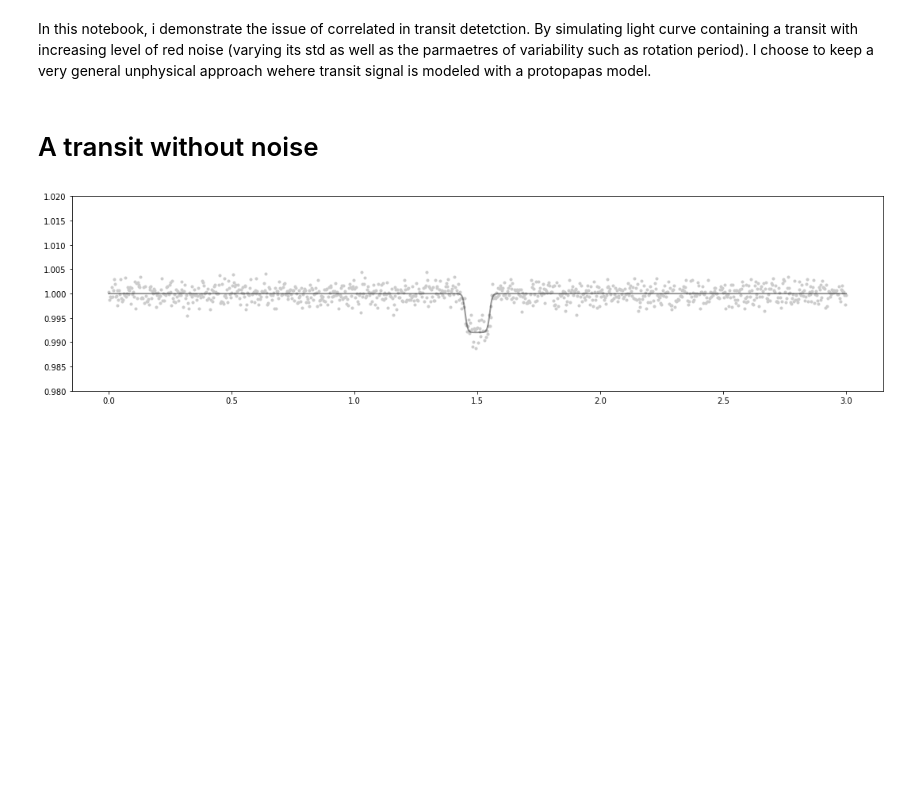
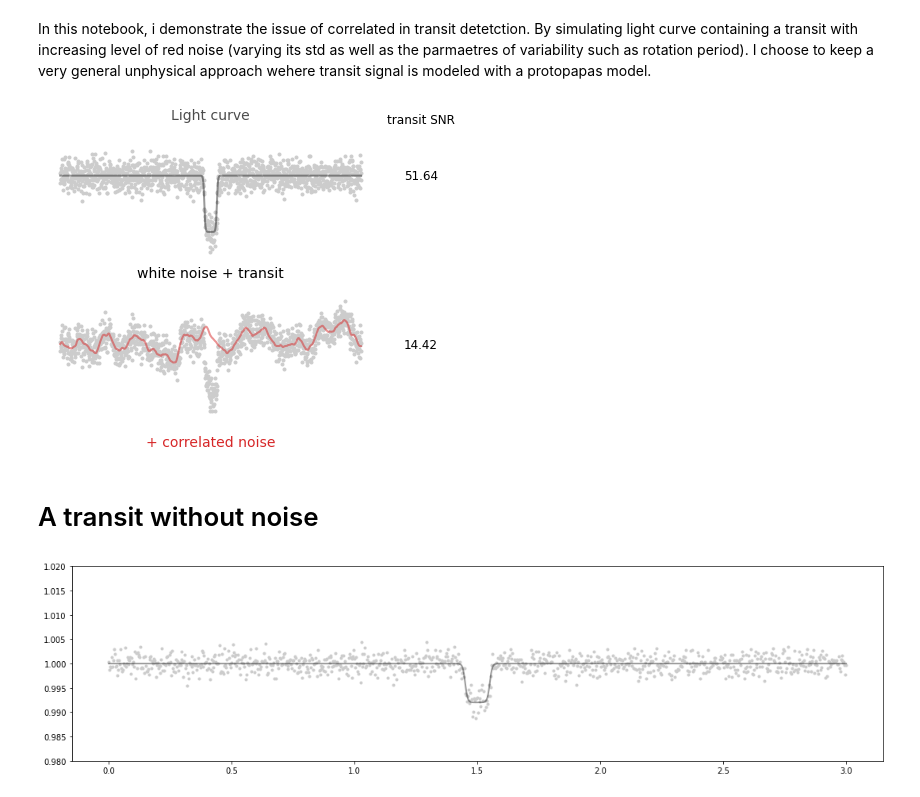
Before and after one commit to lgrcia/paper-nuance, a Jupyter notebook: workflows/cleaning_snr/notebooks/plotting issues.ipynb, the cells around one changed output. Drawn from its saved outputs; the diff is of its cells as text; code cells hidden in the pictures; blank space fills up the shorter version.

Commit message:
cleaner plots, including results

```diff
--- a/workflows/cleaning_snr/notebooks/plotting issues.ipynb
+++ b/workflows/cleaning_snr/notebooks/plotting issues.ipynb
@@ -2,18 +2,83 @@
 In this notebook, i demonstrate the issue of correlated in transit detetction. By simulating light curve containing a transit with increasing level of red noise (varying its std as well as the parmaetres of variability such as rotation period). I choose to keep a very general unphysical approach wehere transit signal is modeled with a protopapas model.
 # %%
 import numpy as np
-import sys
 import matplotlib.pyplot as plt
-import jax
+import jax, jaxopt
 jax.config.update("jax_enable_x64", True)
+import jax.numpy as jnp
+from tinygp import kernels, GaussianProcess
+import matplotlib.pyplot as plt
+import tinygp
 
-# from scripts
+# Simulation
 # ------------
 from nuance.utils import transit
 np.random.seed(43)
 
 fluxes = []
 snrs = []
+
+# transit
+dur = 1/24
+depth = 1e-2
+total_time = 1
+time = np.arange(0, total_time, 1/60/24)
+n = dur/np.median(np.diff(time))
+signal = transit(time, time.mean(), dur, depth) + 1.
+
+# white noise
+w = 1.5e-3
+white_noise = np.random.normal(0, w, len(time))
+flux = white_noise + signal
+intransit = signal < (1. - depth/2)
+
+# No systematics
+# --------------
+
+r = np.max([0, np.std(flux[~intransit]) - w])
+SNR = depth/np.sqrt((w**2)/n + r**2)
+
+fluxes.append(flux.copy())
+snrs.append(SNR.copy())
+
+# Systematics
+# -----------
+
+kernel = tinygp.kernels.quasisep.Matern32(dur, depth/5)
+gp = tinygp.GaussianProcess(kernel, time, diag=0., mean=0.)
+red_noise = gp.sample(jax.random.PRNGKey(42))
+flux =  white_noise + red_noise + signal
+
+r = np.max([0, np.std(flux[~intransit]) - w])
+SNR = depth/np.sqrt((w**2)/n + r**2)
+
+fluxes.append(flux.copy())
+snrs.append(SNR.copy())
+
+# Plot
+# ----
+
+plt.figure(figsize=(6,5))
+offset = 0.03
+xoff = time.max()*1.2
+
+plt.text(xoff, 1.01, f"transit SNR", ha="center", fontsize=12, va="center")
+plt.text(time.mean(), 1.01, f"Light curve", ha="center", fontsize=14, alpha=0.7)
+
+plt.plot(time, fluxes[0], ".", c="0.8")
+plt.plot(time, signal, c="k", alpha=0.4, lw=2)
+plt.text(time.mean(), 1-1.8*depth, "white noise + transit", ha="center", fontsize=14)
+plt.text(xoff, 1, f"{snrs[0]:.2f}", ha="center", fontsize=12, va="center")
+
+plt.plot(time, fluxes[1] - offset, ".", c="0.8")
+plt.plot(time, red_noise + 1 - offset, c="C3", alpha=0.5, lw=2)
+plt.text(time.mean(), 1 - offset -1.8*depth, "+ correlated noise", ha="center", fontsize=14, c="C3")
+plt.text(xoff, 1 - offset, f"{snrs[1]:.2f}", ha="center", fontsize=12, va="center")
+
+plt.axis("off")
+plt.tight_layout()
+# %% [output]
+[figure, added]
 # %% [markdown]
 # A transit without noise
 # %%
```
Also changed, not shown: 26 other files.
